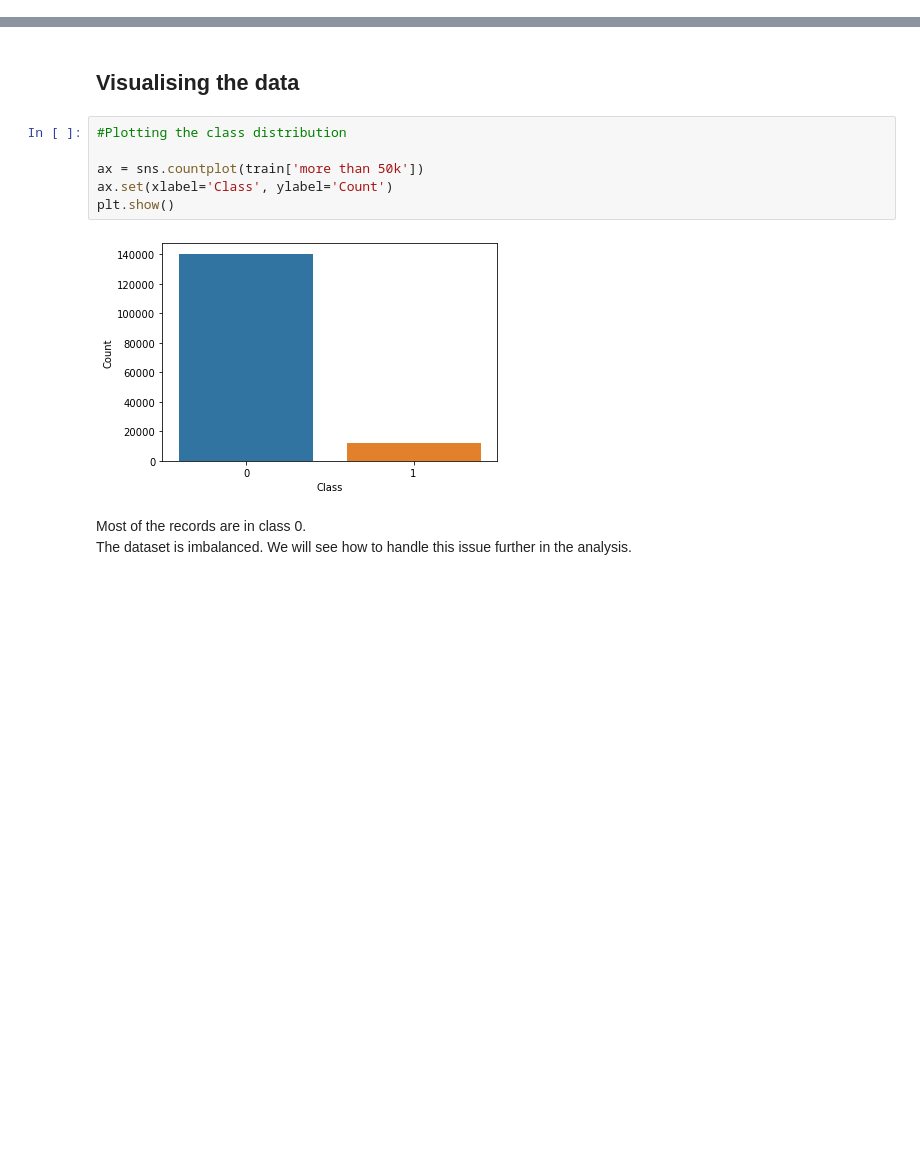
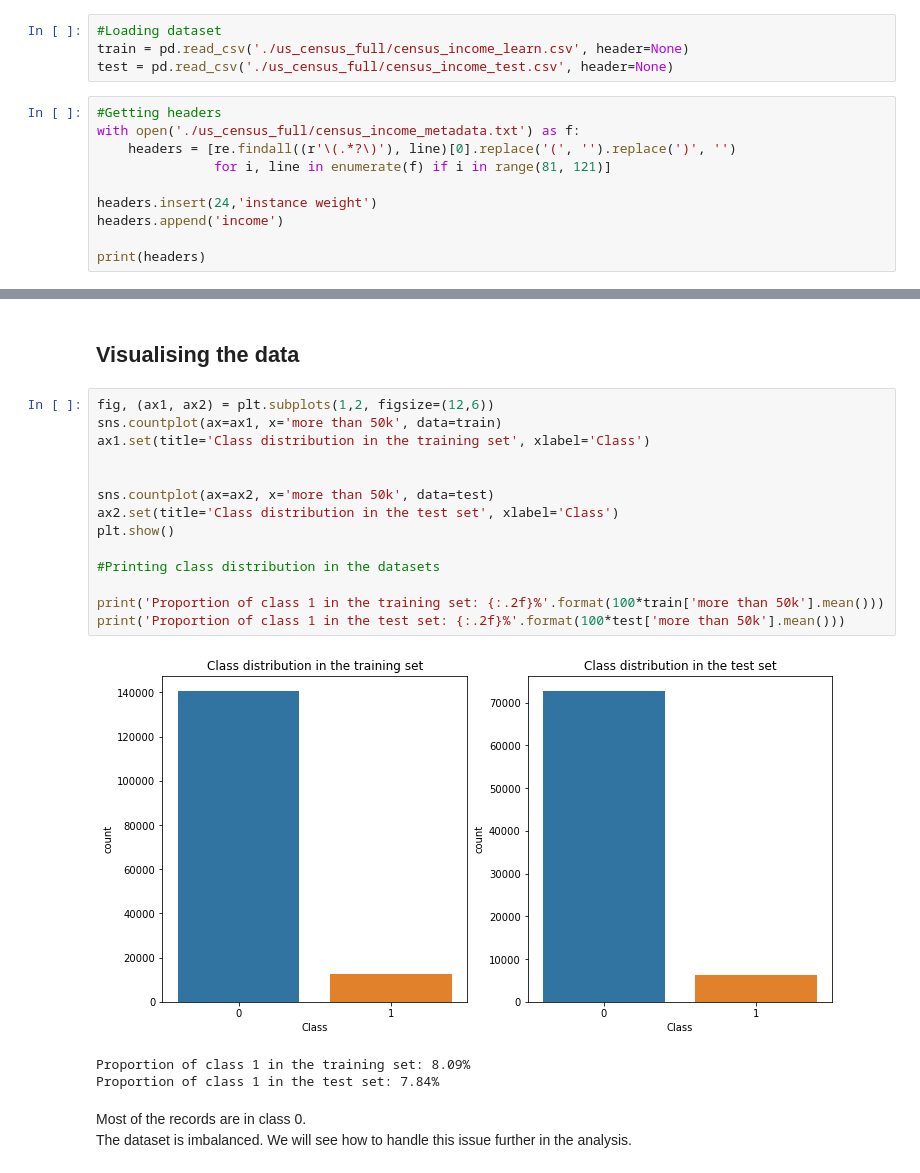
Before and after one commit to Nicolas-Nguyen/dataiku-technical-evaluation, a Jupyter notebook: Dataiku_Technical_Evaluation_Nicolas_NGUYEN-KHOA-MAN.ipynb, the cells around one changed output, grey strips where cells are left out. Cells and saved outputs as stored; diff of their text form; blank space fills up the shorter version.

Commit message:
Adding some features: downloading the data from the notebook, retrieving headers from metadata, and plotting class distribution in the test set in the EDA'

```diff
--- a/Dataiku_Technical_Evaluation_Nicolas_NGUYEN-KHOA-MAN.ipynb
+++ b/Dataiku_Technical_Evaluation_Nicolas_NGUYEN-KHOA-MAN.ipynb
@@ -68,0 +70,14 @@ Test set shape: (99762, 41)
+# %%
+#Loading dataset
+train = pd.read_csv('./us_census_full/census_income_learn.csv', header=None)
+test = pd.read_csv('./us_census_full/census_income_test.csv', header=None)
+# %%
+#Getting headers
+with open('./us_census_full/census_income_metadata.txt') as f:
+    headers = [re.findall((r'\(.*?\)'), line)[0].replace('(', '').replace(')', '')
+               for i, line in enumerate(f) if i in range(81, 121)]
+
+headers.insert(24,'instance weight')
+headers.append('income')
+
+print(headers)
@@ -214,14 +243,24 @@ train.drop(columns=cols_to_drop, axis=1, inplace=True)
 test.drop(columns=cols_to_drop, axis=1, inplace=True)
 # %% [markdown]
 ## Visualising the data
-# %%
-#Plotting the class distribution
-
-ax = sns.countplot(train['more than 50k'])
-ax.set(xlabel='Class', ylabel='Count')
-plt.show()
-# %% [output]
-[figure, removed]
+# %%
+fig, (ax1, ax2) = plt.subplots(1,2, figsize=(12,6))
+sns.countplot(ax=ax1, x='more than 50k', data=train)
+ax1.set(title='Class distribution in the training set', xlabel='Class')
+
+
+sns.countplot(ax=ax2, x='more than 50k', data=test)
+ax2.set(title='Class distribution in the test set', xlabel='Class')
+plt.show()
+
+#Printing class distribution in the datasets
+
+print('Proportion of class 1 in the training set: {:.2f}%'.format(100*train['more than 50k'].mean()))
+print('Proportion of class 1 in the test set: {:.2f}%'.format(100*test['more than 50k'].mean()))
+# %% [output]
+[figure, added]
+Proportion of class 1 in the training set: 8.09%
+Proportion of class 1 in the test set: 7.84%
 # %% [markdown]
 Most of the records are in class 0.
 <br>The dataset is imbalanced. We will see how to handle this issue further in the analysis.
```
Also changed, not shown: parts of 6 cells of this notebook, 8 other files.
